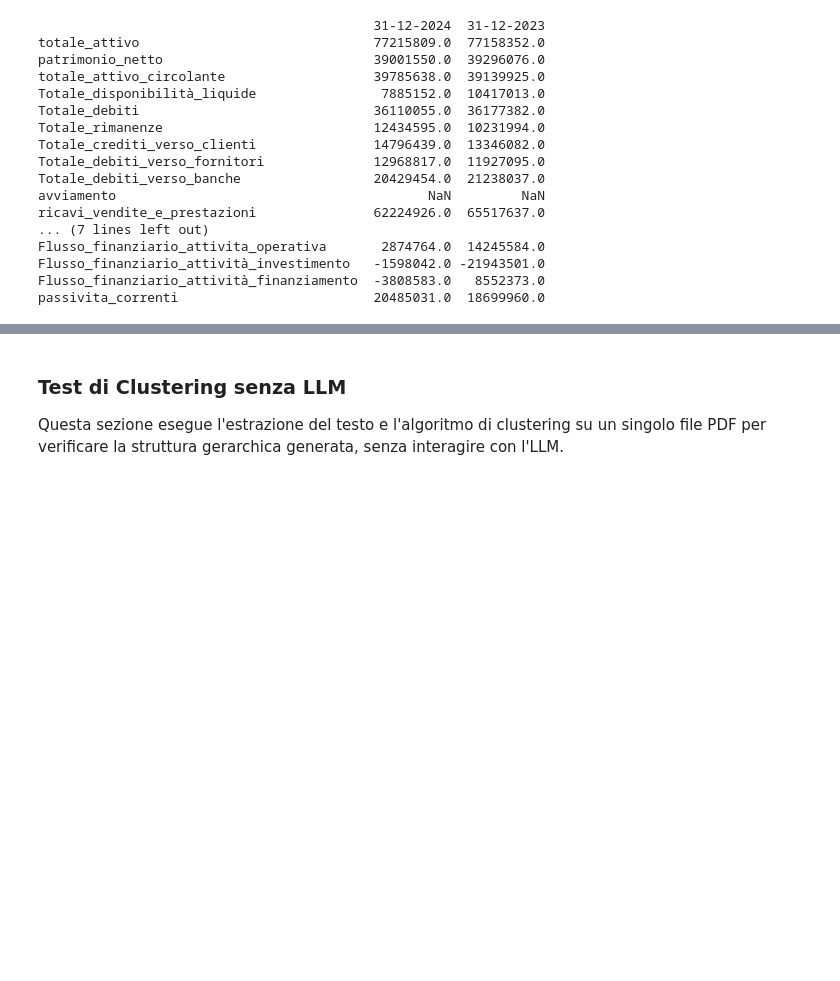
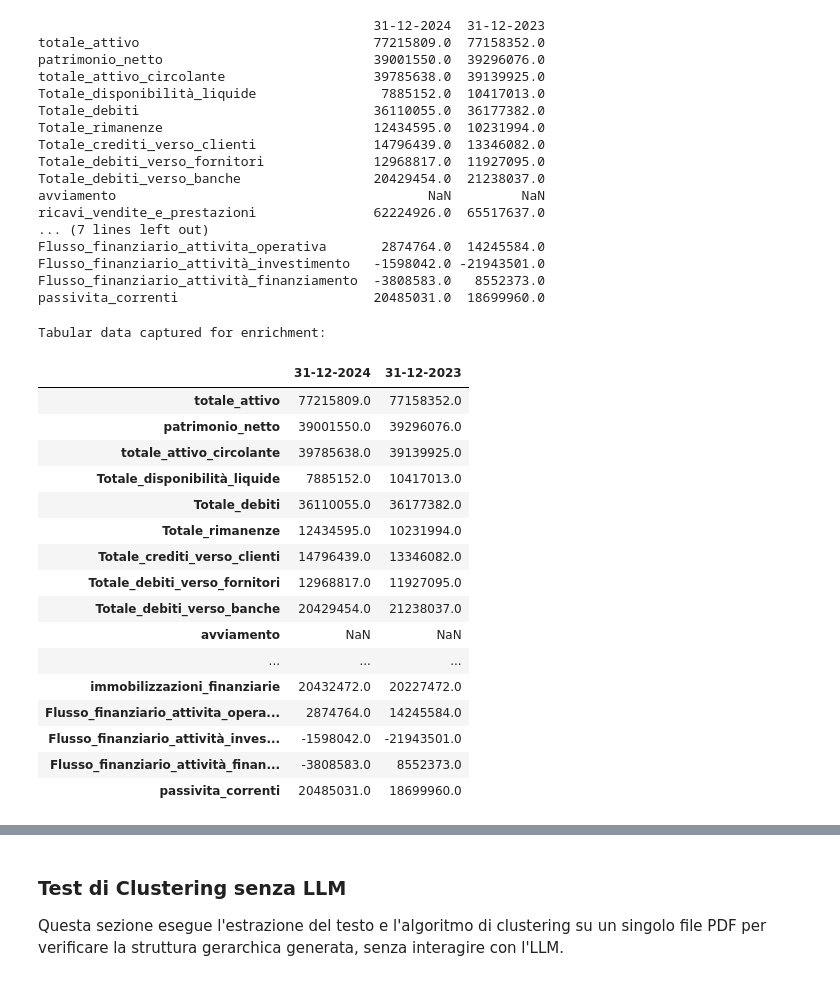
Before and after one commit to Nick97382000/Lettura_bilanci, a Jupyter notebook: Lettura bilanci.ipynb, the cells around one changed output, grey strips where cells are left out. Saved outputs shown, nothing was run; the diff lists cells and outputs as text; code cells hidden in the pictures; blank space fills up the shorter version.

```diff
--- a/Lettura bilanci.ipynb
+++ b/Lettura bilanci.ipynb
@@ -350,6 +354,11 @@ import json
 # Essi sono definiti in celle precedenti (5bPqIkU90gJn, T3yzMqhPeMM9, YMRnBS_JeTjR)
 
 print("Ricerca file PDF...")
+print(f"Contenuto della directory corrente ({os.getcwd()}): {os.listdir('.')}")
+if os.path.exists('deposito bilanci'):
+    print(f"Contenuto della directory 'deposito bilanci': {os.listdir('deposito bilanci')}")
+
+# Corrected path to find PDF files relative to current working directory
 pdf_files = glob.glob("deposito bilanci/*.pdf")
 
 if not pdf_files:
@@ -369,7 +378,17 @@ else:
         # 1. Estrazione e Clustering
         start_clustering = time.time()
         print(f"Inizio clustering per {nome}...")
+
+        # Add debugging for text extraction
+        print(f"Calling cld.extract_text_with_styles_pymupdf for: {single_pdf_path}")
         text_df = cld.extract_text_with_styles_pymupdf(single_pdf_path)
+
+        if text_df is None:
+            print(f"DEBUG: text_df is None after extraction for {nome}.")
+        elif text_df.empty:
+            print(f"DEBUG: text_df is empty after extraction for {nome}. Columns: {text_df.columns.tolist()}")
+        else:
+            print(f"DEBUG: text_df extracted with {len(text_df)} rows for {nome}. First 5 rows:\n{text_df.head()}")
 
         if text_df is None or text_df.empty:
             print(f"[ERRORE]: Estrazione fallita o documento vuoto per {nome}")
@@ -457,9 +476,9 @@ else:
 
                 # 3. Salvataggio locale (final_clustered_output ora contiene i riassunti)
                 start_saving = time.time()
-                output_dir = 'output'
-                if not os.path.exists(output_dir): os.makedirs(output_dir)
-                sav.save_json(single_pdf_path, output_dir, final_clustered_output)
+                output_dir_original = 'output' # Use a different variable name to avoid confusion with the enriched output_dir
+                if not os.path.exists(output_dir_original): os.makedirs(output_dir_original)
+                sav.save_json(single_pdf_path, output_dir_original, final_clustered_output)
                 print(f"Salvataggio completato per {nome} in {time.time() - start_saving:.2f} secondi.")
 
                 # La parte di push su GitHub è stata omessa per il test di performance.
@@ -492,3 +528,27 @@ Flusso_finanziario_attivita_operativa       2874764.0  14245584.0
 Flusso_finanziario_attività_investimento   -1598042.0 -21943501.0
 Flusso_finanziario_attività_finanziamento  -3808583.0   8552373.0
 passivita_correnti                         20485031.0  18699960.0
+# %%
+# Capture the tabular data from the balance sheet for the second LLM call
+balance_sheet_summary_df = oic_an.summary_tabella(oic_an.trova_tabella_bilancio(single_pdf_path,cf.keywords_first_page), cf.campi_bilancio)
+print("\nTabular data captured for enrichment:")
+display(balance_sheet_summary_df)
+# %% [output]
+Tabular data captured for enrichment:
+|  | 31-12-2024 | 31-12-2023 |
+| totale_attivo | 77215809.0 | 77158352.0 |
+| patrimonio_netto | 39001550.0 | 39296076.0 |
+| totale_attivo_circolante | 39785638.0 | 39139925.0 |
+| Totale_disponibilità_liquide | 7885152.0 | 10417013.0 |
+| Totale_debiti | 36110055.0 | 36177382.0 |
+| Totale_rimanenze | 12434595.0 | 10231994.0 |
+| Totale_crediti_verso_clienti | 14796439.0 | 13346082.0 |
+| Totale_debiti_verso_fornitori | 12968817.0 | 11927095.0 |
+| Totale_debiti_verso_banche | 20429454.0 | 21238037.0 |
+| avviamento | NaN | NaN |
+| ... | ... | ... |
+| immobilizzazioni_finanziarie | 20432472.0 | 20227472.0 |
+| Flusso_finanziario_attivita_opera... | 2874764.0 | 14245584.0 |
+| Flusso_finanziario_attività_inves... | -1598042.0 | -21943501.0 |
+| Flusso_finanziario_attività_finan... | -3808583.0 | 8552373.0 |
+| passivita_correnti | 20485031.0 | 18699960.0 |
```
Also changed, not shown: parts of 11 cells of this notebook.
